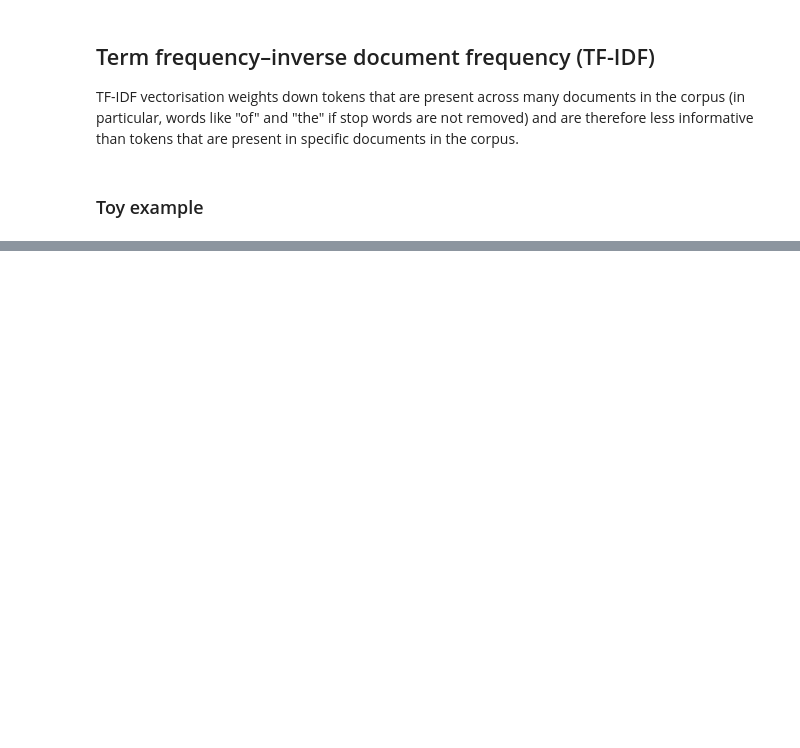
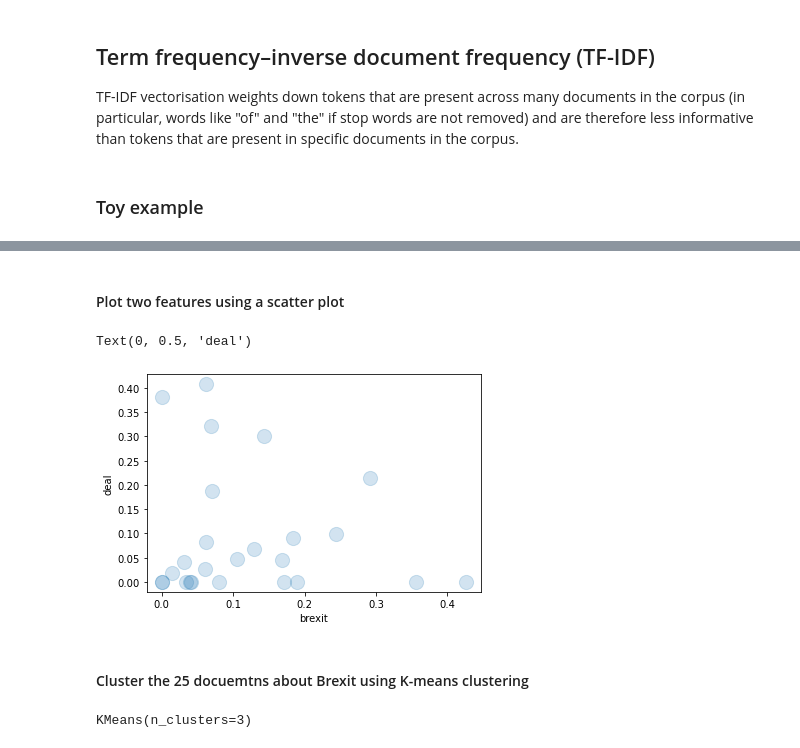
Before and after one commit to valdanchev/SC207, a Jupyter notebook: TextVectorisation_session13_workbook.ipynb, the cells around one changed output, grey strips where cells are left out. Cells and saved outputs as stored; diff of their text form; code cells hidden in the pictures; blank space fills up the shorter version.

```diff
--- a/TextVectorisation_session13_workbook.ipynb
+++ b/TextVectorisation_session13_workbook.ipynb
@@ -360,0 +406,13 @@ print("Mean TF-IDF in corpus:", np.mean(vectorizer.idf_))
+# %%
+# Compute TF-IDF on your tokenised news corpus related to Brexit
+
+vectorizer = TfidfVectorizer(stop_words='english',
+                             min_df = 0.2, # threshold depends on corpus and question
+                             max_df = 0.9) # threshold depends on corpus and question
+
+# Tokenize and build vocab
+matrix = vectorizer.fit_transform(corpus_brexit['tokens'])
+
+# Create a DataFrame
+tf_idf_df = pd.DataFrame(matrix.toarray(), columns=vectorizer.get_feature_names())
+tf_idf_df
@@ -360,0 +466,19 @@ print("Mean TF-IDF in corpus:", np.mean(vectorizer.idf_))
+# %% [markdown]
+#### Plot two features using a scatter plot
+# %%
+ax = tf_idf_df.plot(kind='scatter', x='brexit', y='deal', alpha=0.2, s=200)
+ax.set_xlabel("brexit")
+ax.set_ylabel("deal")
+# %% [output]
+Text(0, 0.5, 'deal')
+[figure, added]
+# %% [markdown]
+#### Cluster the 25 docuemtns about Brexit using K-means clustering
+# %%
+# Compute K-means clustering
+# See https://scikit-learn.org/stable/modules/generated/sklearn.cluster.KMeans.html
+from sklearn.cluster import KMeans
+km = KMeans(n_clusters=3)
+km.fit(matrix)
+# %% [output]
+KMeans(n_clusters=3)
```
Also changed, not shown: parts of 74 cells of this notebook.
